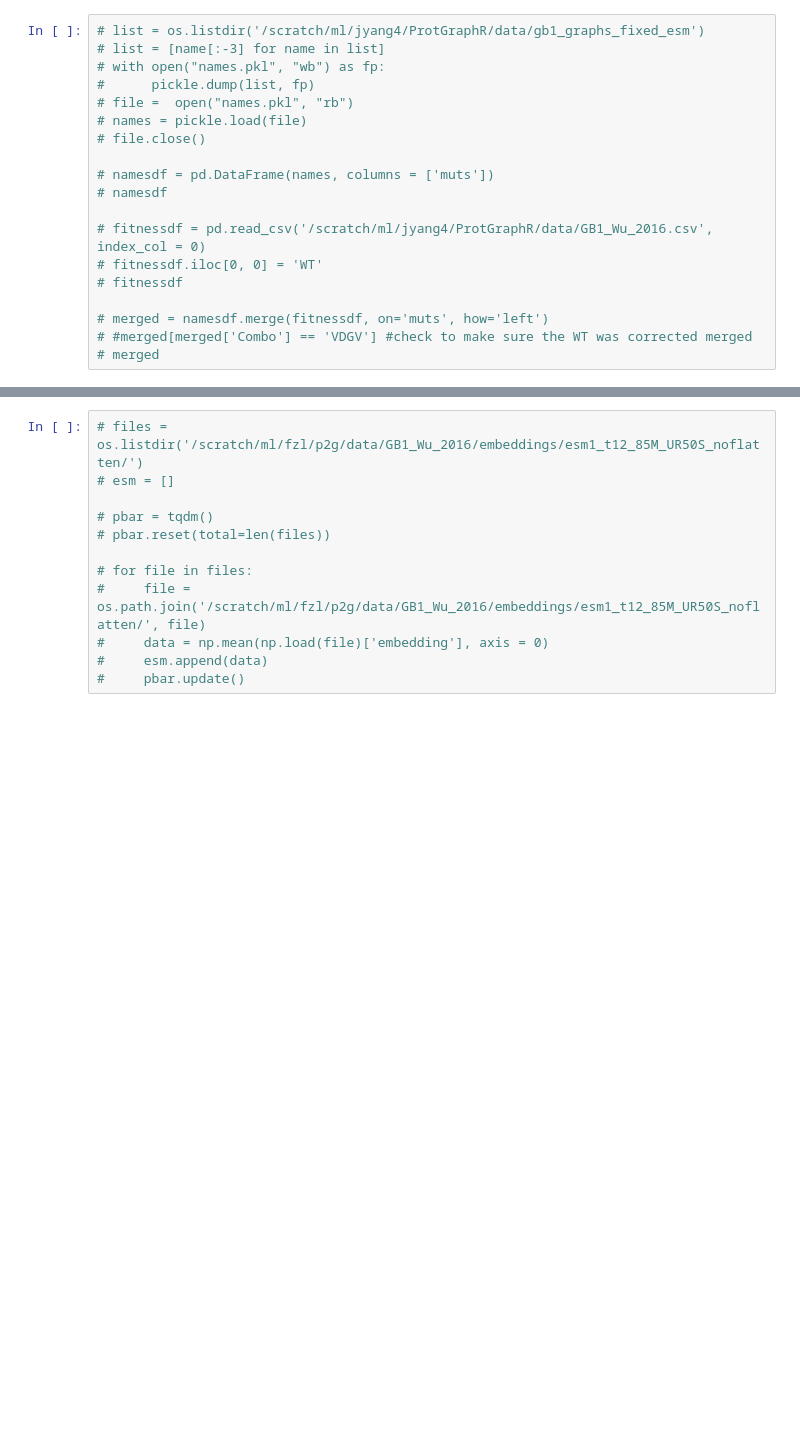
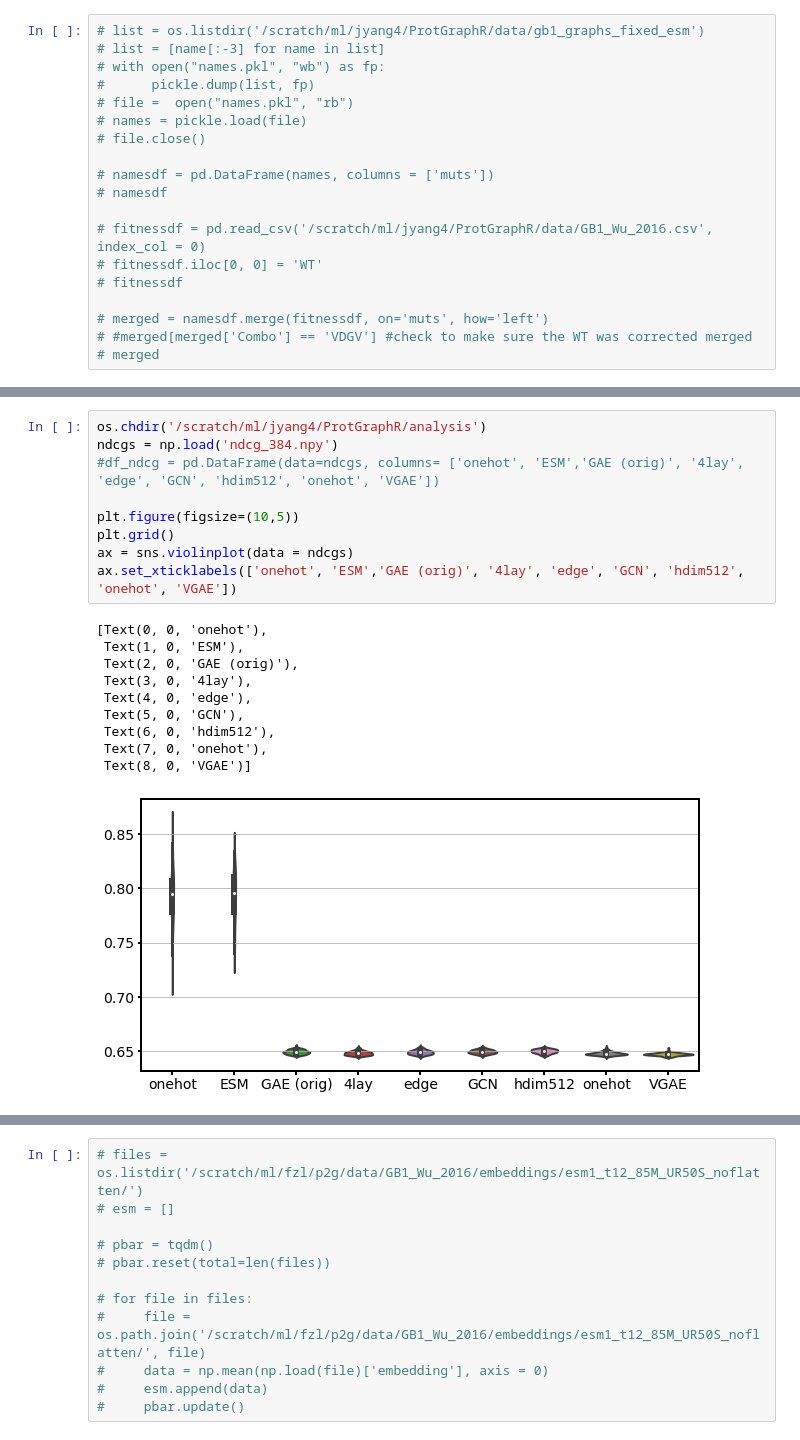
Before and after one commit to jsunn-y/ProtGraphR, a Jupyter notebook: analysis/downstream.ipynb, the cells around one changed output, grey strips where cells are left out. Cells and saved outputs as stored; diff of their text form; blank space fills up the shorter version.

```diff
--- a/analysis/downstream.ipynb
+++ b/analysis/downstream.ipynb
@@ -73,0 +96,20 @@ embeddings = np.load('embeddings.npy')
+# %%
+os.chdir('/scratch/ml/jyang4/ProtGraphR/analysis')
+ndcgs = np.load('ndcg_384.npy')
+#df_ndcg = pd.DataFrame(data=ndcgs, columns= ['onehot', 'ESM','GAE (orig)', '4lay', 'edge', 'GCN', 'hdim512', 'onehot', 'VGAE'])
+
+plt.figure(figsize=(10,5))
+plt.grid()
+ax = sns.violinplot(data = ndcgs)
+ax.set_xticklabels(['onehot', 'ESM','GAE (orig)', '4lay', 'edge', 'GCN', 'hdim512', 'onehot', 'VGAE'])
+# %% [output]
+[Text(0, 0, 'onehot'),
+ Text(1, 0, 'ESM'),
+ Text(2, 0, 'GAE (orig)'),
+ Text(3, 0, '4lay'),
+ Text(4, 0, 'edge'),
+ Text(5, 0, 'GCN'),
+ Text(6, 0, 'hdim512'),
+ Text(7, 0, 'onehot'),
+ Text(8, 0, 'VGAE')]
+[figure, added]
```
Also changed, not shown: parts of 8 cells of this notebook, 53 other files.
